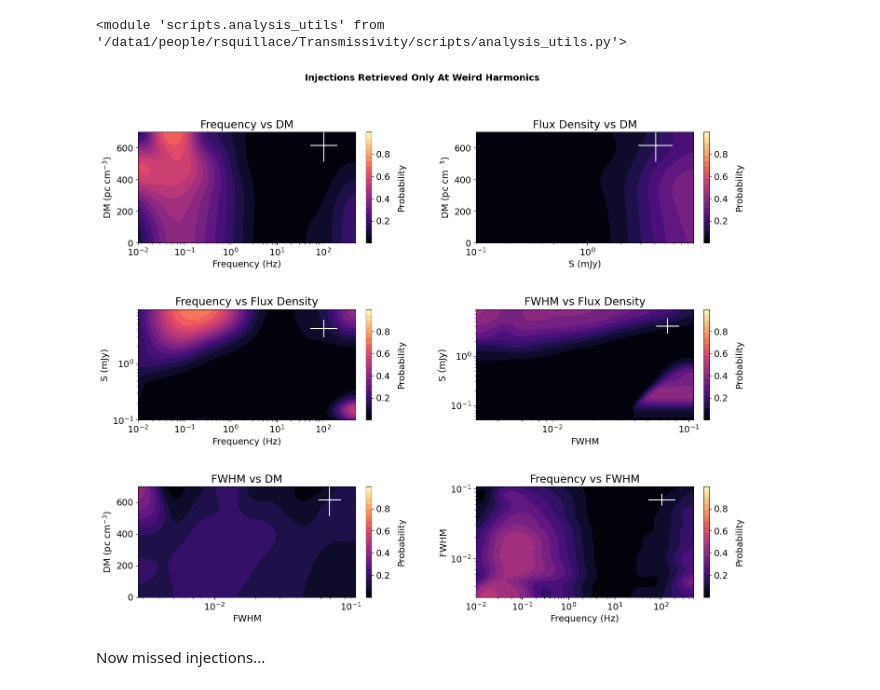
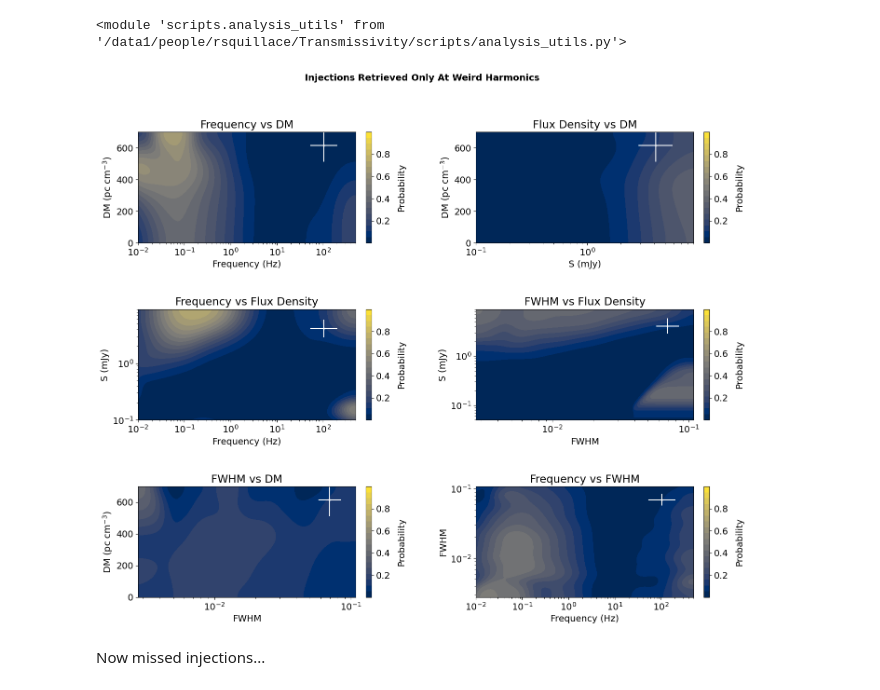
Before and after one commit to chime-sps/Transmissivity, a Jupyter notebook: results/injection_analysis_2d.ipynb, the cells around one changed output. Drawn from its saved outputs; the diff is of its cells as text; code cells hidden in the pictures.

```diff
--- a/results/injection_analysis_2d.ipynb
+++ b/results/injection_analysis_2d.ipynb
@@ -254,7 +254,7 @@ fig, axes = plt.subplots(3, 2, figsize=(14, 12), constrained_layout=True)
 
 #f vs DM
 cf0 = axes[0, 0].contourf(f_bins[:-1], DM_bins[:-1], dm_f_weird_harm,
-                           levels=au.make_levels(dm_f_weird_harm),cmap='magma')
+                           levels=au.make_levels(dm_f_weird_harm),cmap='cividis')
 axes[0, 0].set_xscale('log')
 axes[0, 0].set_xlabel('Frequency (Hz)')
 axes[0, 0].set_ylabel(r'DM (pc cm$^{-3}$)')
@@ -266,7 +266,7 @@ au.add_crosshair(axes[0, 0], f_bins, DM_bins, f_dev, DM_dev, x_log=True)
 
 #S vs DM
 cf1 = axes[0, 1].contourf(S_bins[:-1], DM_bins[:-1], dm_s_weird_harm,
-                           levels=au.make_levels(dm_s_weird_harm), cmap='magma')
+                           levels=au.make_levels(dm_s_weird_harm), cmap='cividis')
 axes[0, 1].set_xscale('log')
 axes[0, 1].set_xlabel('S (mJy)')
 axes[0, 1].set_ylabel(r'DM (pc cm$^{-3}$)')
@@ -278,7 +278,7 @@ au.add_crosshair(axes[0, 1], S_bins, DM_bins, S_dev, DM_dev, x_log=True)
 
 #f vs S
 cf2 = axes[1, 0].contourf(f_bins[:-1], S_bins[:-1], s_f_weird_harm,
-                           levels=au.make_levels(s_f_weird_harm), cmap='magma')
+                           levels=au.make_levels(s_f_weird_harm), cmap='cividis')
 axes[1, 0].set_xscale('log')
 axes[1, 0].set_yscale('log')
 axes[1, 0].set_xlabel('Frequency (Hz)')
@@ -291,7 +291,7 @@ au.add_crosshair(axes[1, 0], f_bins, S_bins, f_dev, S_dev, x_log=True, y_log=Tru
 
 #FWHM vs S
 cf3 = axes[1, 1].contourf(fwhm_bins[:-1], S_bins[:-1], s_fwhm_weird_harm,
-                           levels=au.make_levels(s_fwhm_weird_harm), cmap='magma')
+                           levels=au.make_levels(s_fwhm_weird_harm), cmap='cividis')
 axes[1, 1].set_xscale('log')
 axes[1, 1].set_yscale('log')
 axes[1, 1].set_xlabel('FWHM')
@@ -300,36 +300,36 @@ axes[1, 1].set_title('FWHM vs Flux Density')
 axes[1, 1].set_ylim(5e-2, max(S_bins) -1 )
 au.add_colorbar(fig, axes[1, 1], cf3, tick_locs = [0.2, 0.4, 0.6, 0.8])
 au.add_crosshair(axes[1, 1], fwhm_bins, S_bins, FWHM_dev, S_dev, x_log=True, y_log=True)
 
 #FWHM vs DM
 cf4 = axes[2, 0].contourf(fwhm_bins[:-1], DM_bins[:-1], dm_fwhm_weird_harm,
-                           levels=au.make_levels(dm_fwhm_weird_harm), cmap='magma')
+                           levels=au.make_levels(dm_fwhm_weird_harm), cmap='cividis')
 axes[2, 0].set_xscale('log')
 axes[2, 0].set_xlabel('FWHM')
 axes[2, 0].set_ylabel(r'DM (pc cm$^{-3}$)')
 axes[2, 0].set_title('FWHM vs DM')
 axes[2, 0].set_ylim(0, 700)
 au.add_colorbar(fig, axes[2, 0], cf4, tick_locs = [0.2, 0.4, 0.6, 0.8])
 au.add_crosshair(axes[2, 0], fwhm_bins, DM_bins, FWHM_dev, DM_dev, x_log=True)
 
 #f vs FWHM
 cf5 = axes[2, 1].contourf(f_bins[:-1], fwhm_bins[:-1], fwhm_f_weird_harm,
-                           levels=au.make_levels(fwhm_f_weird_harm), cmap='magma')
+                           levels=au.make_levels(fwhm_f_weird_harm), cmap='cividis')
 axes[2, 1].set_xscale('log')
 axes[2, 1].set_yscale('log')
 axes[2, 1].set_xlabel('Frequency (Hz)')
 axes[2, 1].set_ylabel('FWHM')
 axes[2, 1].set_title('Frequency vs FWHM')
 axes[2, 1].set_xlim(1e-2, max(f_bins))
 au.add_colorbar(fig, axes[2, 1], cf5, tick_locs = [0.2, 0.4, 0.6, 0.8])
 au.add_crosshair(axes[2, 1], f_bins, fwhm_bins, f_dev, FWHM_dev, x_log=True, y_log=True)
 
 fig.suptitle('Injections Retrieved Only At Weird Harmonics', fontsize=14, fontweight='bold')
 fig.get_layout_engine().set(h_pad=0.1, hspace=0.15, w_pad=0.1, wspace=0.1,
                             rect=[0, 0, 1, 0.95])
 plt.show()
 # %% [output]
-[figure, old version]
+[figure, new version]
 # %% [markdown]
 Now missed injections...
 # %%
```
